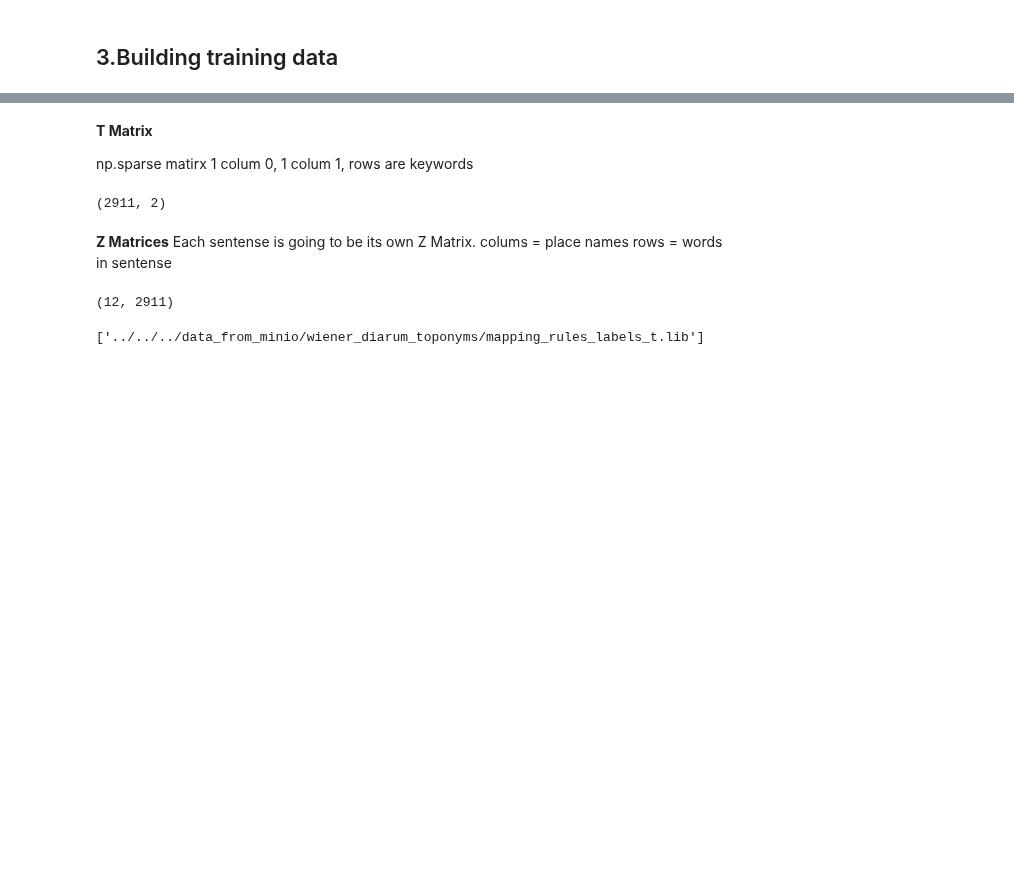
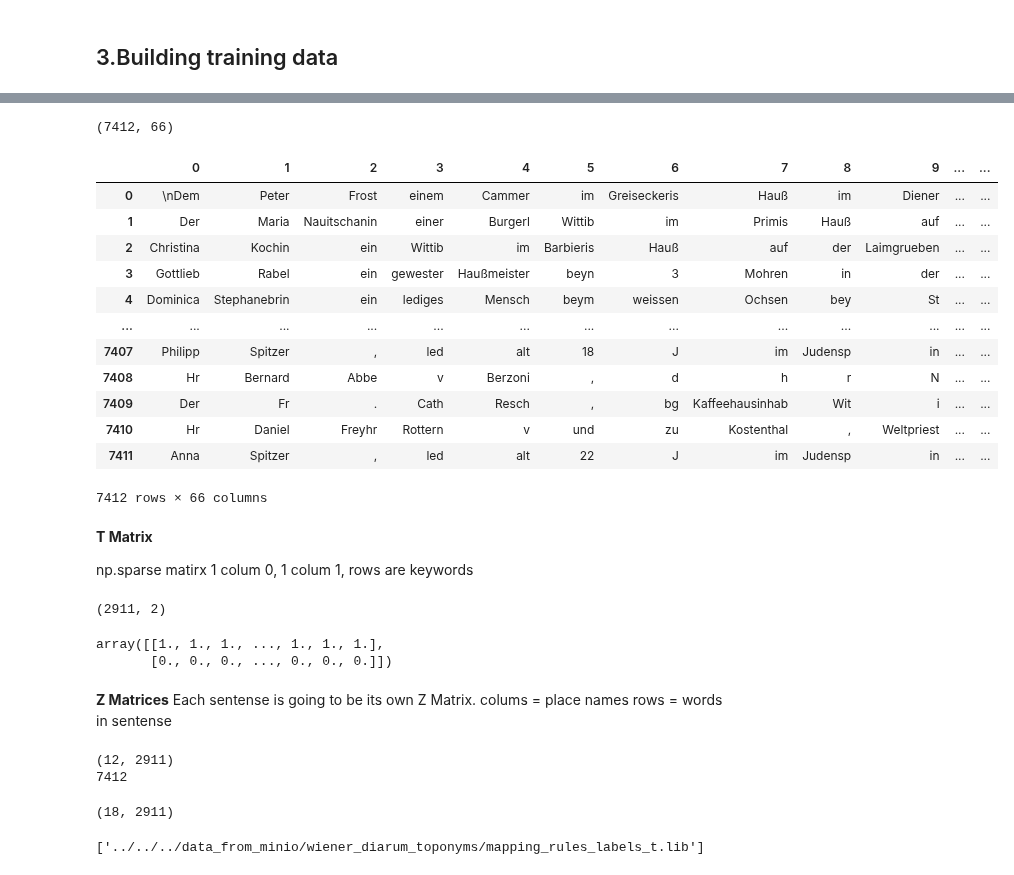
Before and after one commit to knodle/knodle, a Jupyter notebook: examples/data_preprocessing/wiennerisches_diarium_historical_dataset/data_preprocessing_sterbelisten_wiener_diarum.ipynb, the cells around one changed output, grey strips where cells are left out. Saved outputs shown, nothing was run; the diff lists cells and outputs as text; code cells hidden in the pictures; blank space fills up the shorter version.

```diff
--- a/examples/data_preprocessing/wiennerisches_diarium_historical_dataset/data_preprocessing_sterbelisten_wiener_diarum.ipynb
+++ b/examples/data_preprocessing/wiennerisches_diarium_historical_dataset/data_preprocessing_sterbelisten_wiener_diarum.ipynb
@@ -272,11 +309,30 @@ df_train.to_csv(os.path.join(data_path, 'df_train.csv').replace('\\','/'))
 # %%
 '''
 X Matrix
 
 Dimensions # sentences x # sentences (one column samples df, len(sample))
 
 '''
 x_matrix = pd.DataFrame(clean_sterbeliste)
+
+print(x_matrix.shape)
+
+x_matrix
+# %% [output]
+(7412, 66)
+|  | 0 | 1 | 2 | 3 | 4 | 5 | 6 | 7 | 8 | 9 | ... | ... |
+| 0 | \nDem | Peter | Frost | einem | Cammer | im | Greiseckeris | Hauß | im | Diener | ... | ... |
+| 1 | Der | Maria | Nauitschanin | einer | Burgerl | Wittib | im | Primis | Hauß | auf | ... | ... |
+| 2 | Christina | Kochin | ein | Wittib | im | Barbieris | Hauß | auf | der | Laimgrueben | ... | ... |
+| 3 | Gottlieb | Rabel | ein | gewester | Haußmeister | beyn | 3 | Mohren | in | der | ... | ... |
+| 4 | Dominica | Stephanebrin | ein | lediges | Mensch | beym | weissen | Ochsen | bey | St | ... | ... |
+| ... | ... | ... | ... | ... | ... | ... | ... | ... | ... | ... | ... | ... |
+| 7407 | Philipp | Spitzer | , | led | alt | 18 | J | im | Judensp | in | ... | ... |
+| 7408 | Hr | Bernard | Abbe | v | Berzoni | , | d | h | r | N | ... | ... |
+| 7409 | Der | Fr | . | Cath | Resch | , | bg | Kaffeehausinhab | Wit | i | ... | ... |
+| 7410 | Hr | Daniel | Freyhr | Rottern | v | und | zu | Kostenthal | , | Weltpriest | ... | ... |
+| 7411 | Anna | Spitzer | , | led | alt | 22 | J | im | Judensp | in | ... | ... |
+7412 rows × 66 columns
 # %% [markdown]
 **T Matrix**
 
@@ -287,13 +343,17 @@ T Matrix
 Dimensions: # place names x # 2
 
 '''
-a= np.zeros(len(locations))
-b= np.full(len(locations),1)
+a= np.zeros(len(all_loc))
+b= np.full(len(all_loc),1)
 
 t_matrix = np.stack((b,a.T))
-t_matrix.T.shape
+print(t_matrix.T.shape)
+
+t_matrix
 # %% [output]
 (2911, 2)
+array([[1., 1., 1., ..., 1., 1., 1.],
+       [0., 0., 0., ..., 0., 0., 0.]])
 # %% [markdown]
 **Z Matrices**
 Each sentense is going to be its own Z Matrix.
@@ -327,8 +387,13 @@ for sample in samples:
 
 print(Z.shape)
 
-#padding_length= max([len(i) for i in samples])
 
-#z_matrices= np.dstack(collected_z_matrices)
+print(len(collected_z_matrices))
+#print(collected_z_matrices[0])
 # %% [output]
 (12, 2911)
+7412
+# %%
+print(collected_z_matrices[0].shape)
+# %% [output]
+(18, 2911)
```
Also changed, not shown: parts of 15 cells of this notebook, 1 other file.
